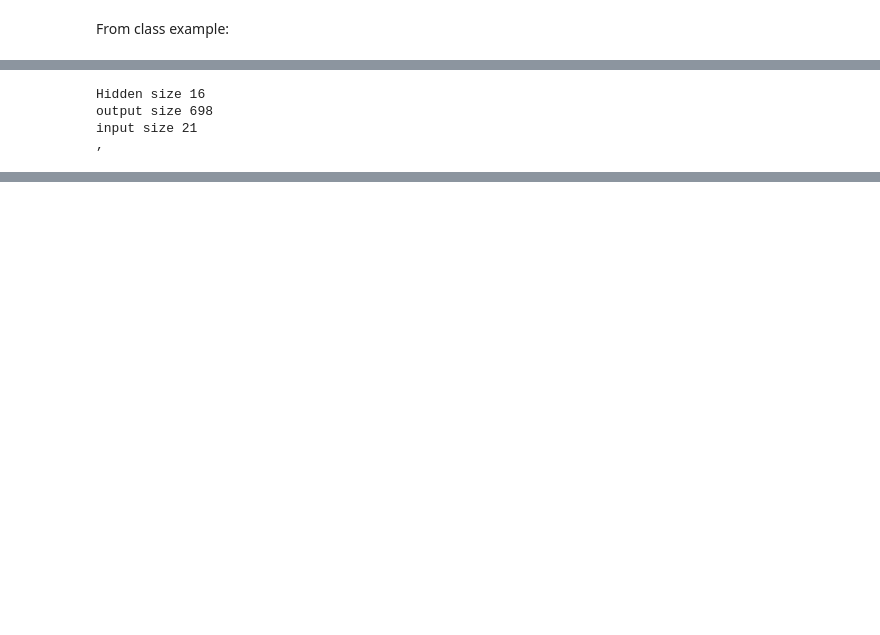
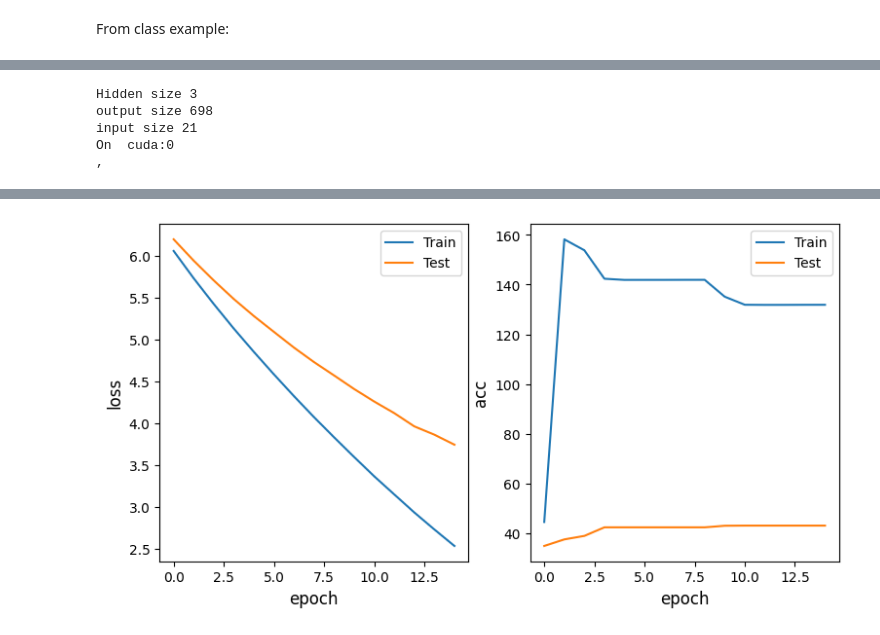
Before and after one commit to retospect/proteoxystis, a Jupyter notebook: bin/TrainOnColab.ipynb, the cells around one changed output, grey strips where cells are left out. Drawn from its saved outputs; the diff is of its cells as text; code cells hidden in the pictures; blank space fills up the shorter version.

```diff
--- a/bin/TrainOnColab.ipynb
+++ b/bin/TrainOnColab.ipynb
@@ -198,11 +226,37 @@ def test(model, test_data_gen, criterion, device):
 import matplotlib.pyplot as plt
 #from res.plot_lib import set_default, plot_state, print_colourbar
 #set_default()
+# %%
+import numpy as np
+def getTrainGen():
+
+    from torch.utils.data import TensorDataset, DataLoader
+    import torch
+    setlen = 256
+    #print("len",len(seqs))
+    np.random.shuffle(seqs)
+    numpieces = len(seqs)//setlen
+    longbit = numpieces*setlen
+    #print("pcs",numpieces)
+    ##print(len(seqs))
+    #print(longbit)
+    seqs2,_ = np.split(seqs, [longbit])
+    output2,_ = np.split(output, [longbit])
+    relevant_train2,_ = np.split(relevant_train, [longbit])
+    seqs2 = np.split(seqs2,setlen)
+    output2 = np.split(output2, setlen)
+    relevant_train2 = np.split(relevant_train2, setlen)
+
+    #print(len(output2))
+    trainy = []
+    for i in range(setlen):
+       trainy.append((seqs2[i], output2[i], relevant_train2[i]))
+    return trainy
 # %%
-def train_and_test(model, train_data_gen, test_data_gen, criterion, optimizer, max_epochs, verbose=True):
+def train_and_test(model, test_data_gen, criterion, optimizer, max_epochs, verbose=True):
     # Automatically determine the device that PyTorch should use for computation
     device = torch.device('cuda:0' if torch.cuda.is_available() else 'cpu')
-
+    print("On ", device)
     # Move model to the device which will be used for train and test
     model.to(device)
 
@@ -214,14 +268,16 @@ def train_and_test(model, train_data_gen, test_data_gen, criterion, optimizer, m
         # Run the training loop and calculate the accuracy.
         # Remember that the length of a data generator is the number of batches,
         # so we multiply it by the batch size to recover the total number of sequences.
+        train_data_gen = getTrainGen()
+        #train_data_gen.to(device)
         num_correct, loss = train(model, train_data_gen, criterion, optimizer, device)
-        accuracy = float(num_correct) / (len(train_data_gen) )* len(train_data_gen) * 100 #fixme
+        accuracy = float(num_correct) / (len(train_data_gen) ) #fixme
         history_train['loss'].append(loss)
         history_train['acc'].append(accuracy)
 
         # Do the same for the testing loop
         num_correct, loss = test(model, test_data_gen, criterion, device)
-        accuracy = float(num_correct) / (len(test_data_gen) ) * len(test_data_gen) * 100 #FIXME
+        accuracy = float(num_correct) / (len(test_data_gen) ) #FIXME
         history_test['loss'].append(loss)
         history_test['acc'].append(accuracy)
 
@@ -304,19 +328,21 @@ pcs 205
 input_size = 4128
 # Setup the RNN and training settings
 input_size  = 21
-hidden_size = 16
+hidden_size = 3
 output_size = 698
-model       = SimpleLSTM(input_size, hidden_size, output_size)
+     #def __init__(self, input_size, llm_layers, llm_dropout, linear_hidden_size, n_linear, linear_dropout, output_size):
+model       = SimpleLSTM(21, 3, .3, 8, 10, .3, output_size)
 criterion   = torch.nn.CrossEntropyLoss()
 #criterion = torch.nn.MSELoss()#
 optimizer   = torch.optim.RMSprop(model.parameters(), lr=0.001)
-max_epochs  = 10
+max_epochs  = 15
 
 # Train the model
-model = train_and_test(model, trainy, testy, criterion, optimizer, max_epochs, verbose=False)
+model = train_and_test(model, testy, criterion, optimizer, max_epochs, verbose=False)
 # %% [output]
-Hidden size 16
+Hidden size 3
 output size 698
 input size 21
+On  cuda:0
 ,
 ,,,,,,,,,,:
@@ -329 +365,2 @@ input size 21
+[figure, added]
 # %%
```
Also changed, not shown: parts of 8 cells of this notebook.
